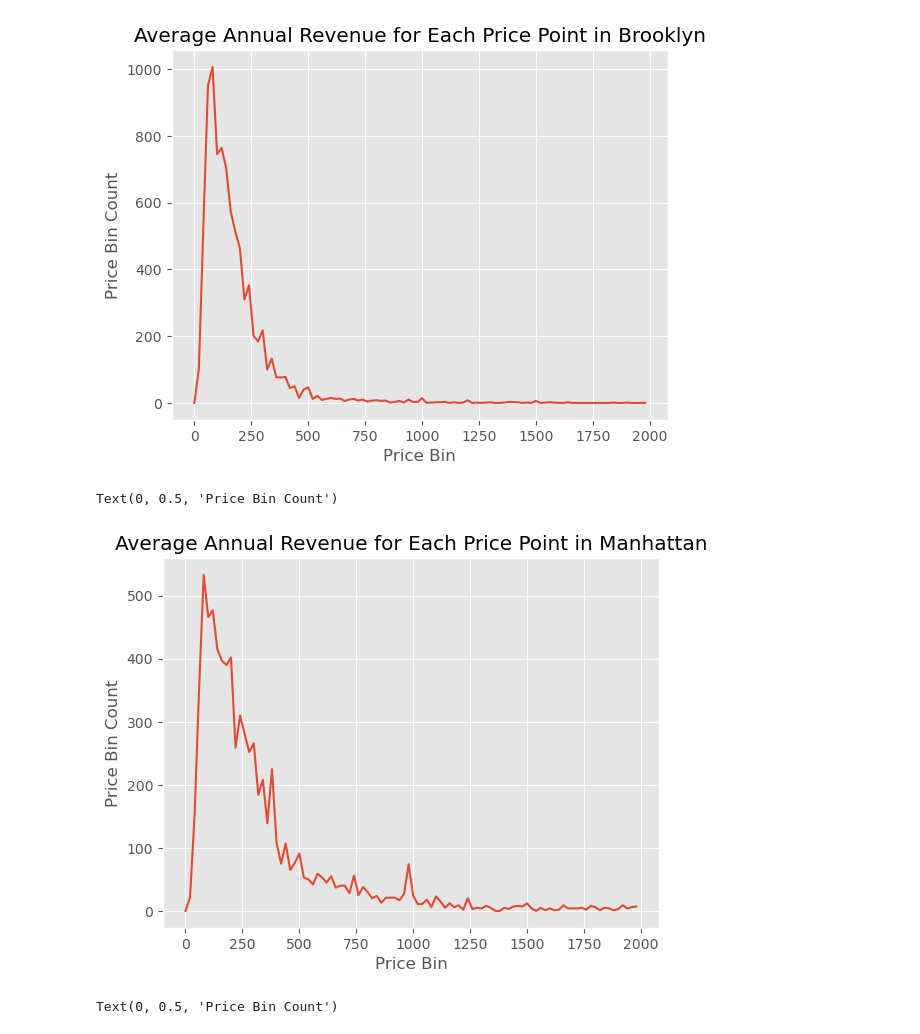
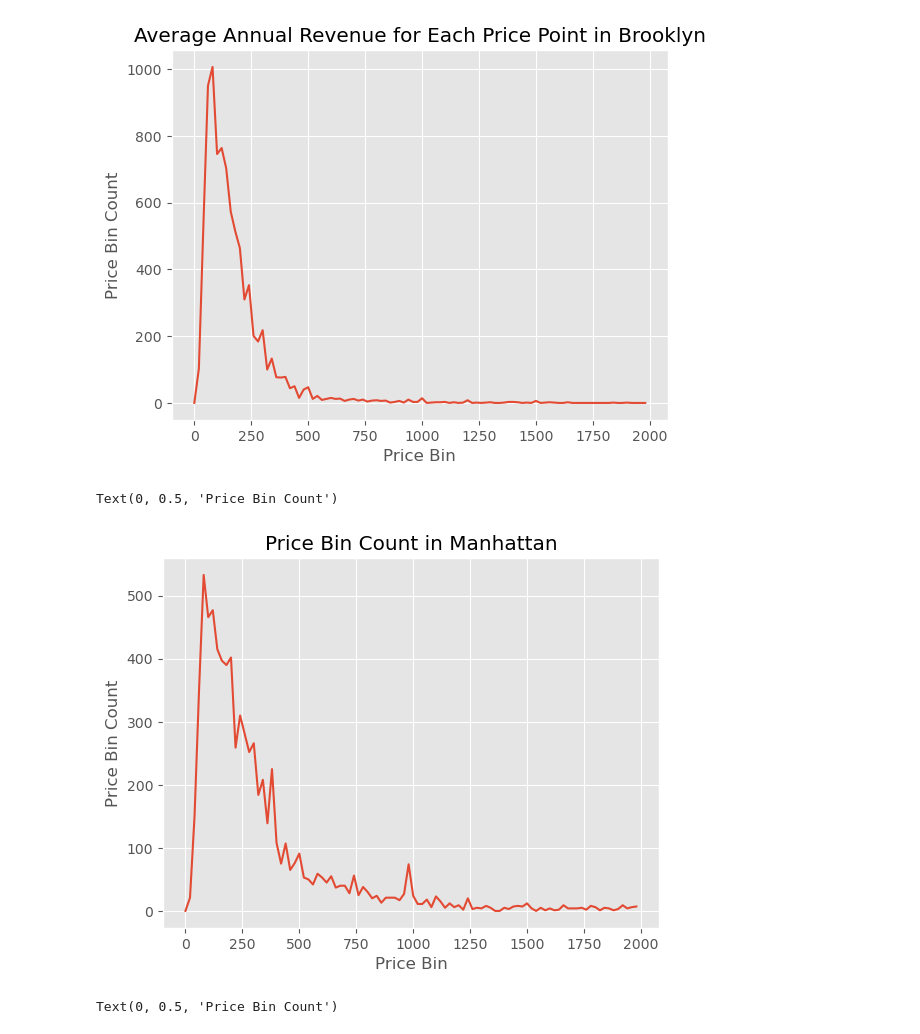
Before and after one commit to liu-roger/data_visualization_project, a Jupyter notebook: visualizations/price_bins_vs_revenue_overlay_line_chart.ipynb, the cells around one changed output. Drawn from its saved outputs; the diff is of its cells as text; code cells hidden in the pictures.

```diff
--- a/visualizations/price_bins_vs_revenue_overlay_line_chart.ipynb
+++ b/visualizations/price_bins_vs_revenue_overlay_line_chart.ipynb
@@ -168,12 +168,12 @@ Text(0, 0.5, 'Price Bin Count')
 [figure]
 # %%
 sns.lineplot(x = manhattan_price_bin_grouping.index, y = 'price_bin_count', data=manhattan_price_bin_grouping)
-plt.title('Average Annual Revenue for Each Price Point in Manhattan')
+plt.title('Price Bin Count in Manhattan')
 plt.xlabel('Price Bin')
 plt.ylabel('Price Bin Count')
 # %% [output]
 Text(0, 0.5, 'Price Bin Count')
-[figure, old version]
+[figure, new version]
 # %%
 sns.lineplot(x = quenns_price_bin_grouping.index, y = 'price_bin_count', data=quenns_price_bin_grouping)
 plt.title('Average Annual Revenue for Each Price Point in Queens')
```
Also changed, not shown: parts of 1 cell of this notebook, 1 other file.
